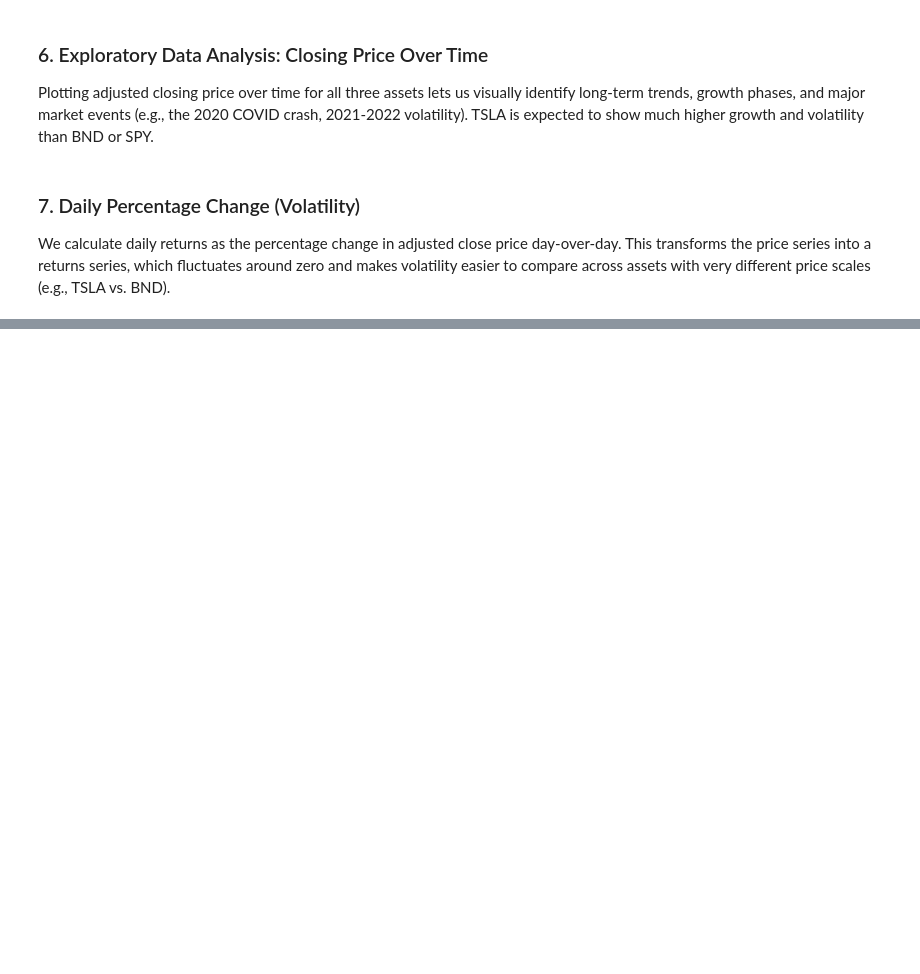
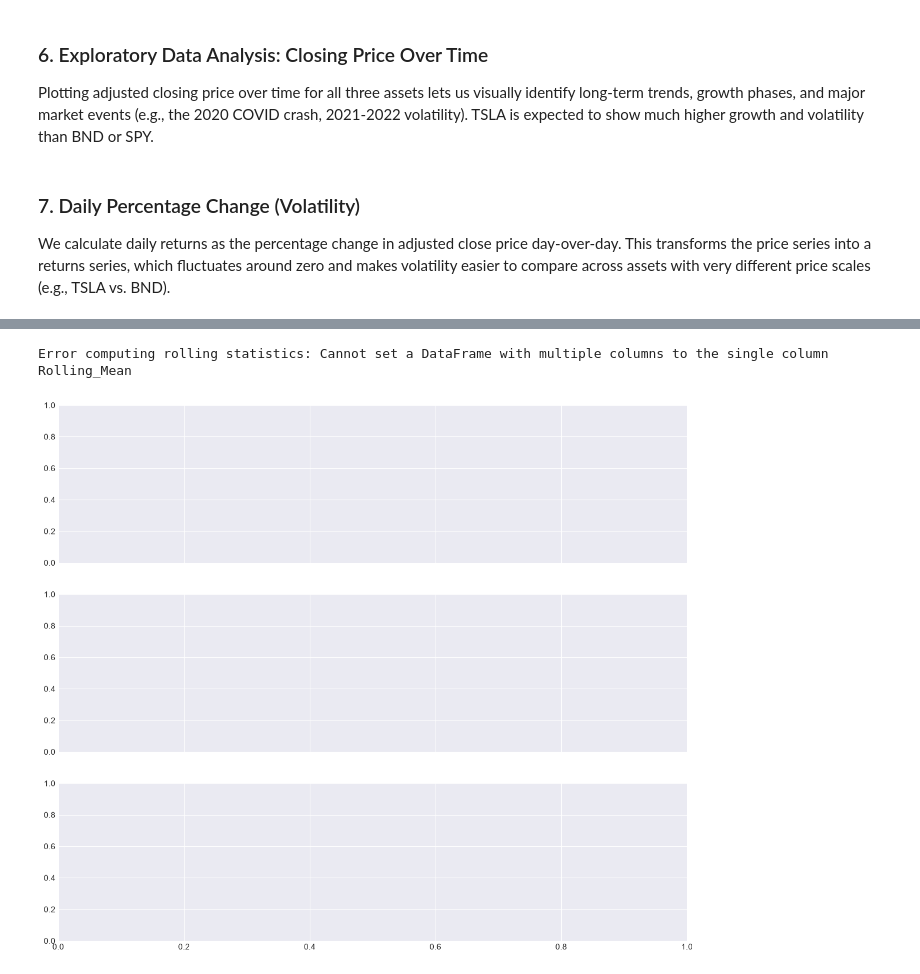
Before and after one commit to Redeat-Birhane/portfolio-optimization, a Jupyter notebook: notebooks/1.0-eda.ipynb, the cells around one changed output, grey strips where cells are left out. Cells and saved outputs as stored; diff of their text form; code cells hidden in the pictures; blank space fills up the shorter version.

```diff
--- a/notebooks/1.0-eda.ipynb
+++ b/notebooks/1.0-eda.ipynb
@@ -222,0 +234,28 @@ except Exception as e:
+# %%
+try:
+    window = 30
+    fig, axes = plt.subplots(len(tickers), 1, figsize=(14, 12), sharex=True)
+
+    for i, ticker in enumerate(tickers):
+        subset = combined_df[combined_df['Ticker'] == ticker].copy()
+        subset['Rolling_Mean'] = subset['Adj Close'].rolling(window=window).mean()
+        subset['Rolling_Std'] = subset['Adj Close'].rolling(window=window).std()
+
+        axes[i].plot(subset['Date'], subset['Adj Close'], label='Price', alpha=0.5)
+        axes[i].plot(subset['Date'], subset['Rolling_Mean'], label=f'{window}-Day Rolling Mean')
+        axes[i].fill_between(
+            subset['Date'],
+            subset['Rolling_Mean'] - subset['Rolling_Std'],
+            subset['Rolling_Mean'] + subset['Rolling_Std'],
+            alpha=0.2, label='Rolling Std Band'
+        )
+        axes[i].set_title(f'{ticker}: Rolling Mean and Std Dev ({window}-day)')
+        axes[i].legend()
+
+    plt.tight_layout()
+    plt.show()
+except Exception as e:
+    print(f"Error computing rolling statistics: {e}")
+# %% [output]
+Error computing rolling statistics: Cannot set a DataFrame with multiple columns to the single column Rolling_Mean
+[figure, added]
```
Also changed, not shown: parts of 1 cell of this notebook.
